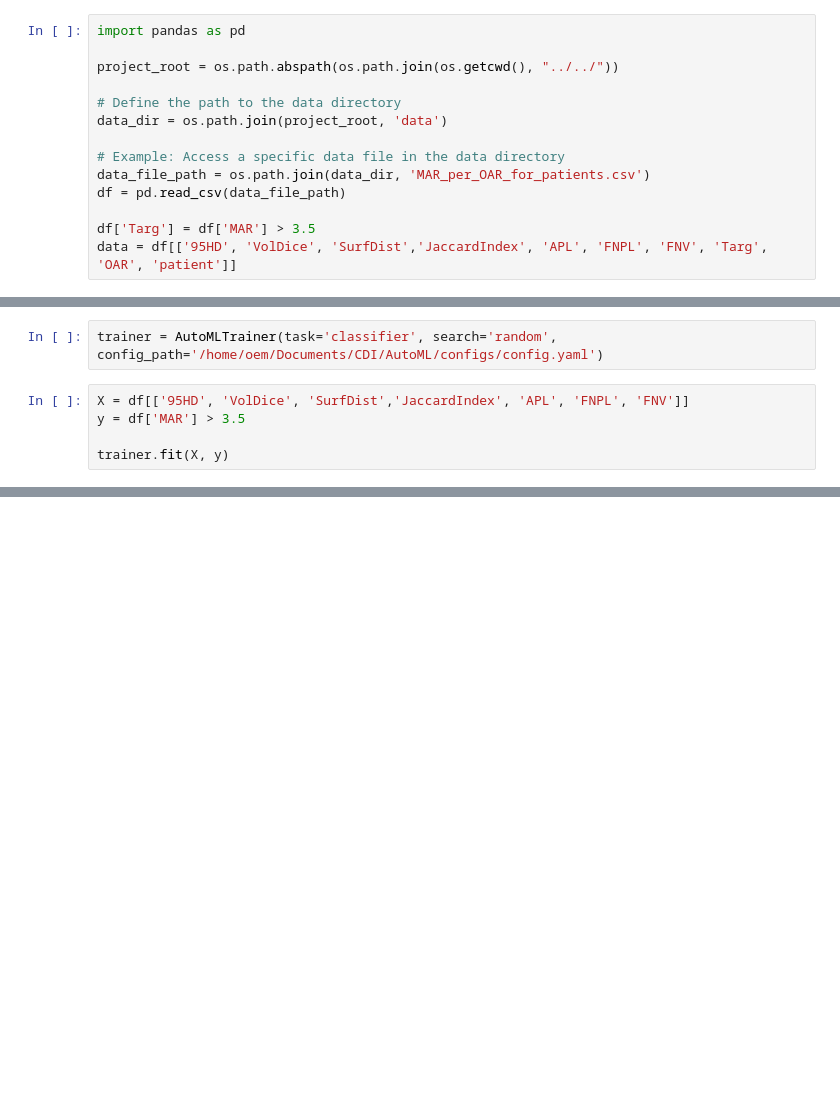
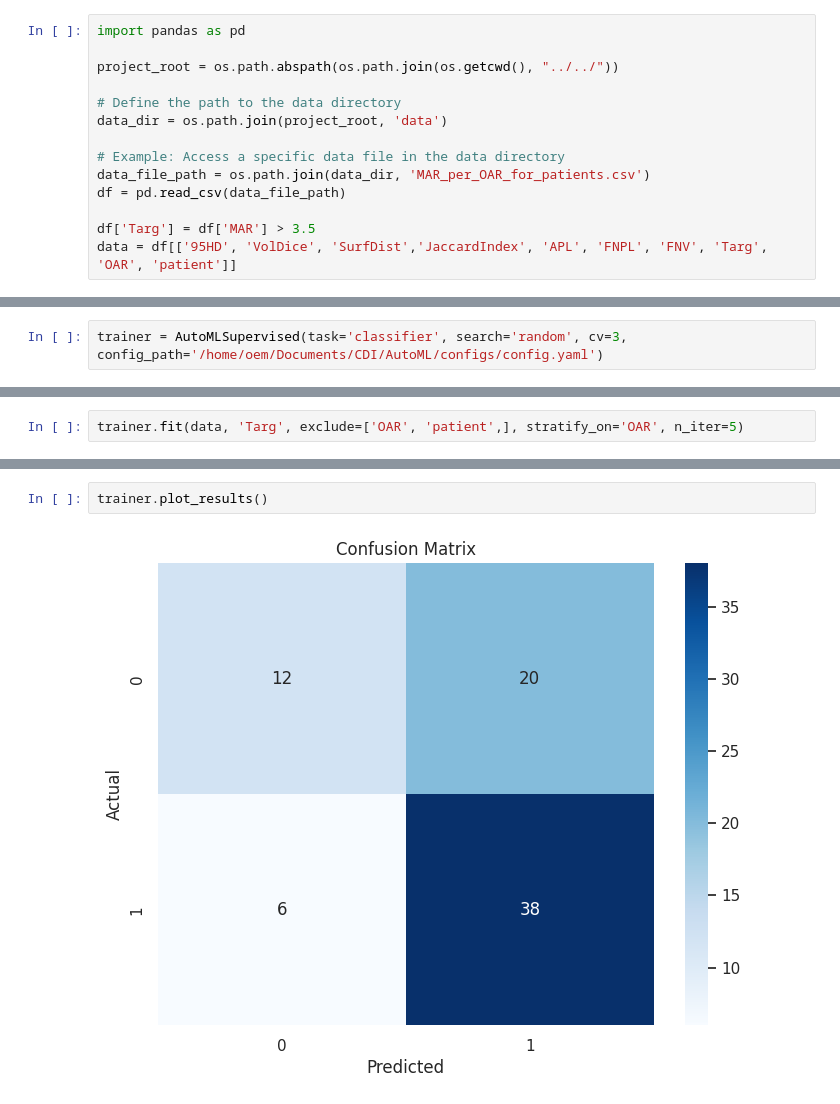
Before and after one commit to pmcdi/jarvais, a Jupyter notebook: tutorials/notebooks/classifier.ipynb, the cells around one changed output, grey strips where cells are left out. Cells and saved outputs as stored; diff of their text form; blank space fills up the shorter version.

```diff
--- a/tutorials/notebooks/classifier.ipynb
+++ b/tutorials/notebooks/classifier.ipynb
@@ -68,7 +51,2 @@ sys.path
 # %%
-trainer = AutoMLTrainer(task='classifier', search='random', config_path='/home/oem/Documents/CDI/AutoML/configs/config.yaml')
+trainer = AutoMLSupervised(task='classifier', search='random', cv=3, config_path='/home/oem/Documents/CDI/AutoML/configs/config.yaml')
-# %%
-X = df[['95HD', 'VolDice', 'SurfDist','JaccardIndex', 'APL', 'FNPL', 'FNV']]
-y = df['MAR'] > 3.5
-
-trainer.fit(X, y)
@@ -100,0 +53,2 @@ Fitting 5 folds for each of 25 candidates, totalling 125 fits
+# %%
+trainer.fit(data, 'Targ', exclude=['OAR', 'patient',], stratify_on='OAR', n_iter=5)
@@ -100,0 +124,4 @@ Fitting 5 folds for each of 25 candidates, totalling 125 fits
+# %%
+trainer.plot_results()
+# %% [output]
+[figure, added]
```
Also changed, not shown: parts of 8 cells of this notebook, 42 other files.
